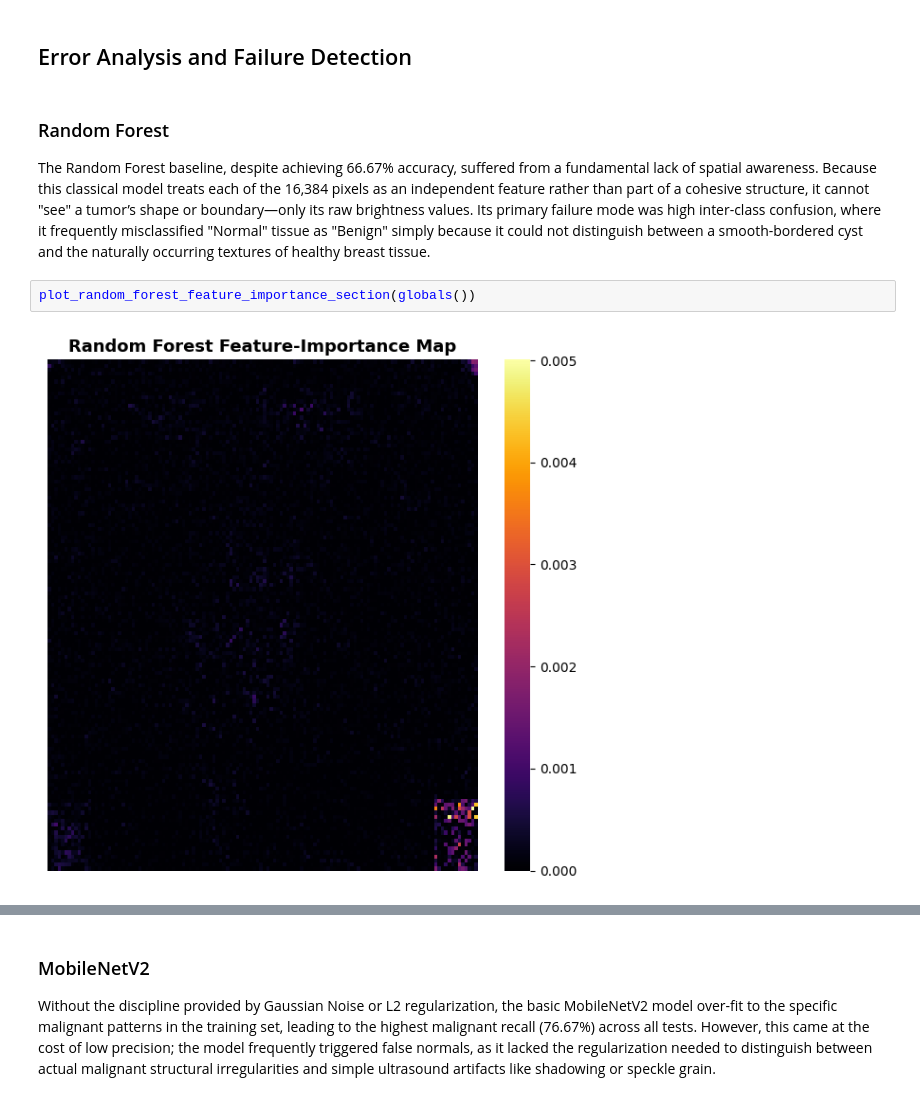
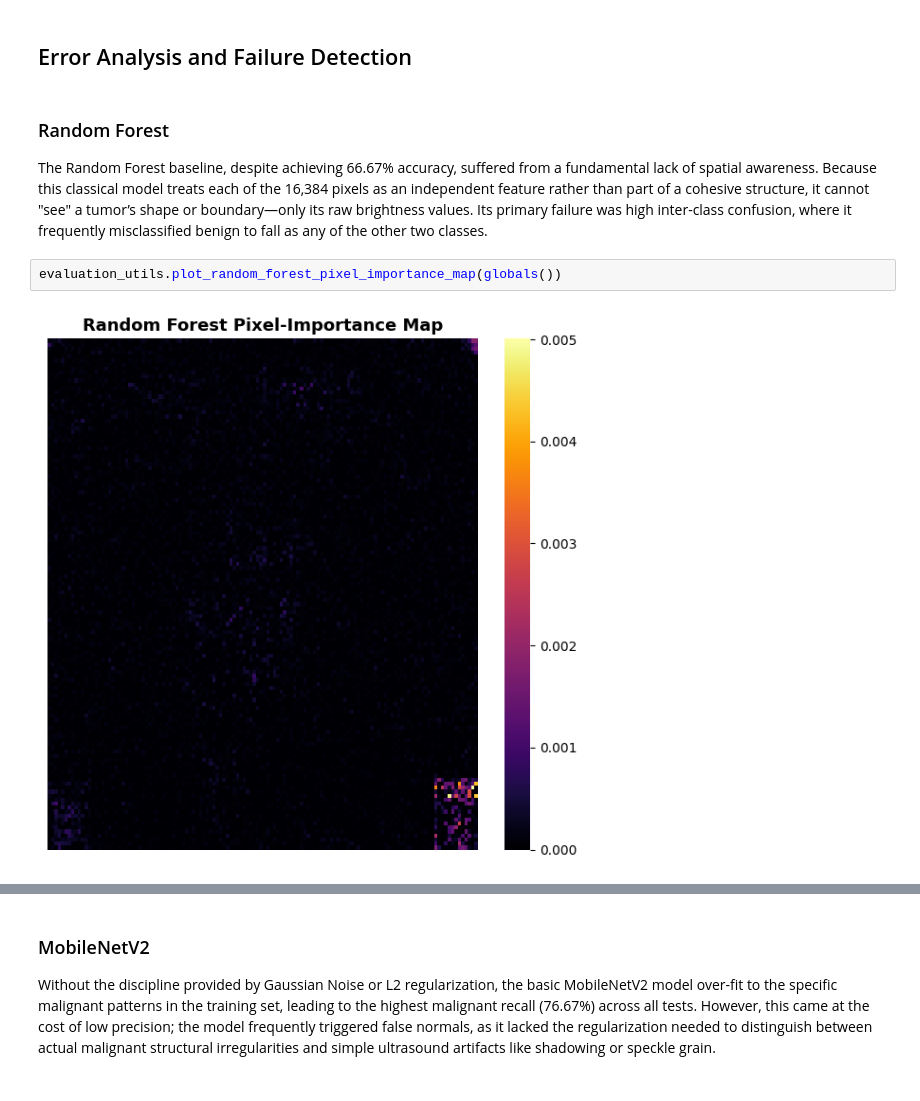
Before and after one commit to marxandreadiane/CSC713M-Breast-Cancer-Classification, a Jupyter notebook: [CSC713M]_Twin_Fairy_Tacticians_MCO(1).ipynb, the cells around one changed output, grey strips where cells are left out. Saved outputs shown, nothing was run; the diff lists cells and outputs as text.

```diff
--- a/[CSC713M]_Twin_Fairy_Tacticians_MCO(1).ipynb
+++ b/[CSC713M]_Twin_Fairy_Tacticians_MCO(1).ipynb
@@ -1810,8 +1832,8 @@ In our analysis of the ResNet50 models, we identified that the primary driver of
 ## Error Analysis and Failure Detection
 # %% [markdown]
 ### Random Forest
-The Random Forest baseline, despite achieving 66.67% accuracy, suffered from a fundamental lack of spatial awareness. Because this classical model treats each of the 16,384 pixels as an independent feature rather than part of a cohesive structure, it cannot "see" a tumor’s shape or boundary—only its raw brightness values. Its primary failure mode was high inter-class confusion, where it frequently misclassified "Normal" tissue as "Benign" simply because it could not distinguish between a smooth-bordered cyst and the naturally occurring textures of healthy breast tissue.
+The Random Forest baseline, despite achieving 66.67% accuracy, suffered from a fundamental lack of spatial awareness. Because this classical model treats each of the 16,384 pixels as an independent feature rather than part of a cohesive structure, it cannot "see" a tumor’s shape or boundary—only its raw brightness values. Its primary failure was high inter-class confusion, where it frequently misclassified benign to fall as any of the other two classes.
-# %%
-plot_random_forest_feature_importance_section(globals())
-# %% [output]
-[figure, removed]
+# %%
+evaluation_utils.plot_random_forest_pixel_importance_map(globals())
+# %% [output]
+[figure, added]
```
Also changed, not shown: parts of 58 cells of this notebook, 5 other files.
